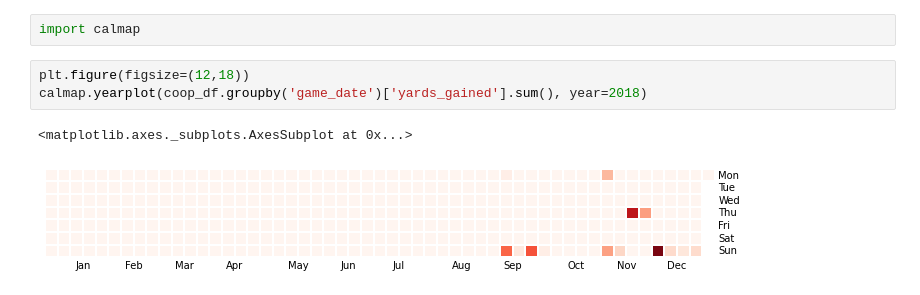
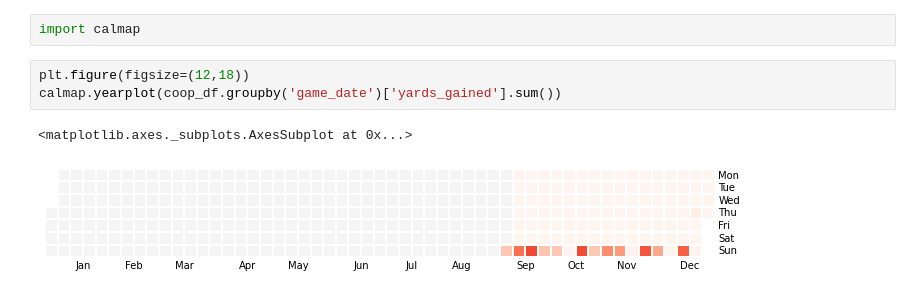
Before and after one commit to mtodisco10/amari, a Jupyter notebook: Amari_EDA.ipynb, the cells around one changed output. Cells and saved outputs as stored; diff of their text form.

```diff
--- a/Amari_EDA.ipynb
+++ b/Amari_EDA.ipynb
@@ -76,7 +71,7 @@ sns.barplot(x='month', y='yards_per_game', hue='posteam', data=graph_df.loc[grap
 import calmap
 # %%
 plt.figure(figsize=(12,18))
-calmap.yearplot(coop_df.groupby('game_date')['yards_gained'].sum(), year=2018)
+calmap.yearplot(coop_df.groupby('game_date')['yards_gained'].sum())
 # %% [output]
 <matplotlib.axes._subplots.AxesSubplot at 0x...>
-[figure, old version]
+[figure, new version]
```
Also changed, not shown: parts of 18 cells of this notebook.
